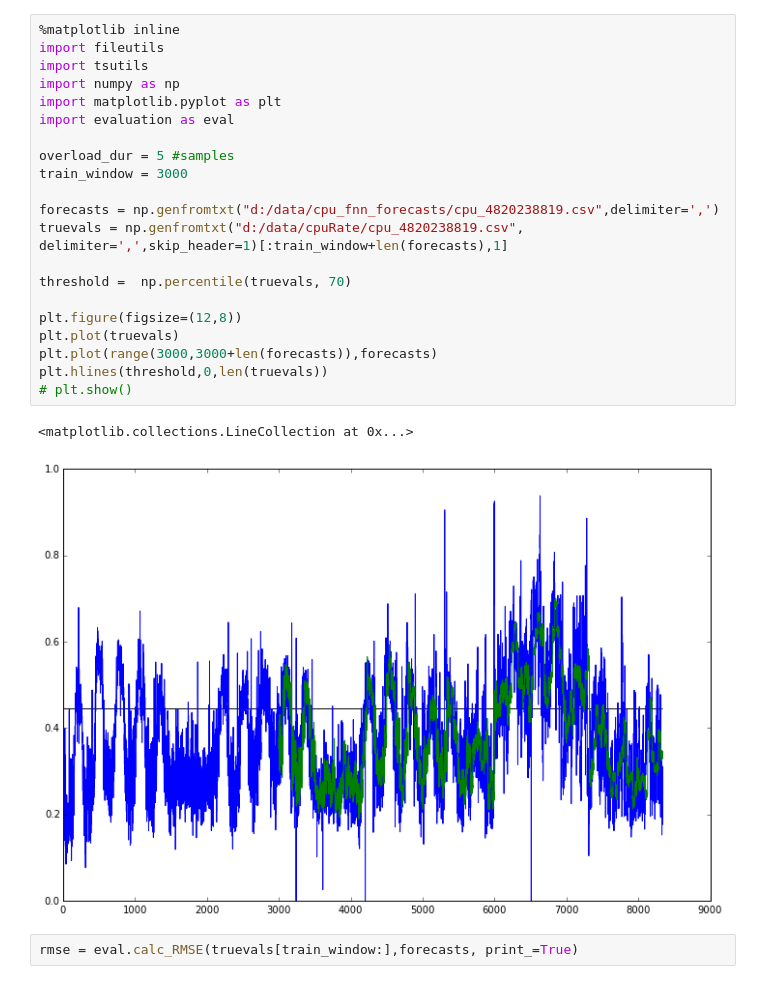
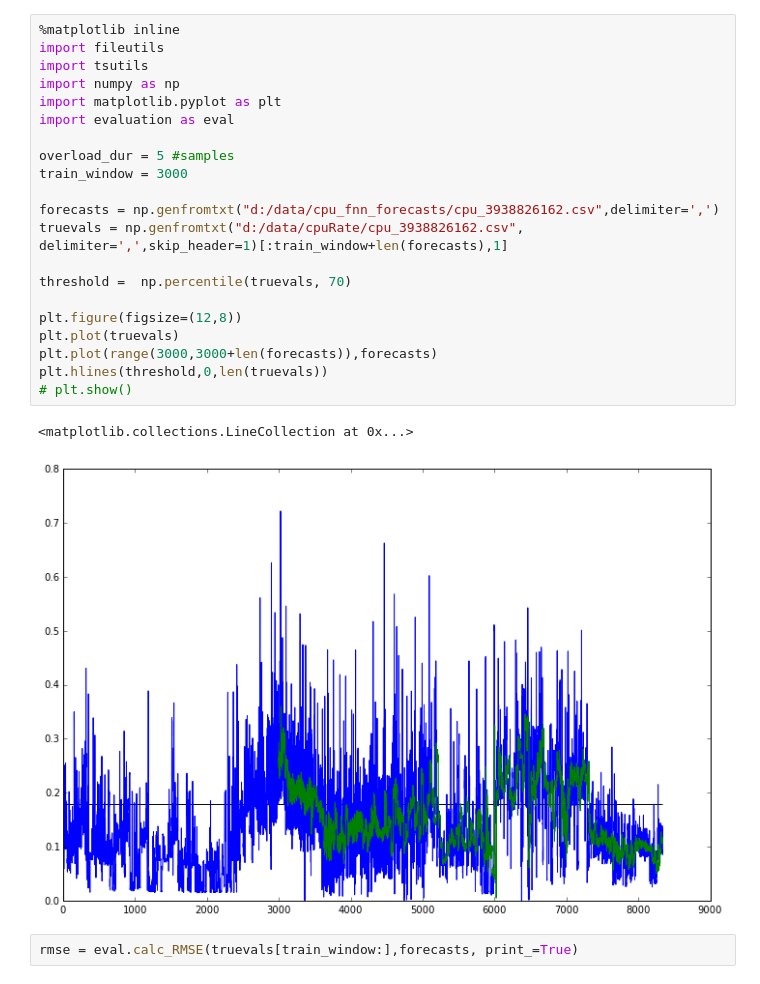
Before and after one commit to Manrich121/ForecastingCloud, a Jupyter notebook: DataPlot/src/fnn_evaluation.ipynb, the cells around one changed output. Drawn from its saved outputs; the diff is of its cells as text.

```diff
--- a/DataPlot/src/fnn_evaluation.ipynb
+++ b/DataPlot/src/fnn_evaluation.ipynb
@@ -1,27 +1,27 @@
 # %%
 %matplotlib inline
 import fileutils
 import tsutils
 import numpy as np
 import matplotlib.pyplot as plt
 import evaluation as eval
 
 overload_dur = 5 #samples
 train_window = 3000
 
-forecasts = np.genfromtxt("d:/data/cpu_fnn_forecasts/cpu_4820238819.csv",delimiter=',')
-truevals = np.genfromtxt("d:/data/cpuRate/cpu_4820238819.csv", delimiter=',',skip_header=1)[:train_window+len(forecasts),1]
+forecasts = np.genfromtxt("d:/data/cpu_fnn_forecasts/cpu_3938826162.csv",delimiter=',')
+truevals = np.genfromtxt("d:/data/cpuRate/cpu_3938826162.csv", delimiter=',',skip_header=1)[:train_window+len(forecasts),1]
 
 threshold =  np.percentile(truevals, 70)
 
 plt.figure(figsize=(12,8))
 plt.plot(truevals)
 plt.plot(range(3000,3000+len(forecasts)),forecasts)
 plt.hlines(threshold,0,len(truevals))
 # plt.show()
 # %% [output]
 <matplotlib.collections.LineCollection at 0x...>
-[figure, old version]
+[figure, new version]
 # %%
 rmse = eval.calc_RMSE(truevals[train_window:],forecasts, print_=True)
 # %% [output]
```
Also changed, not shown: 5 other files.
